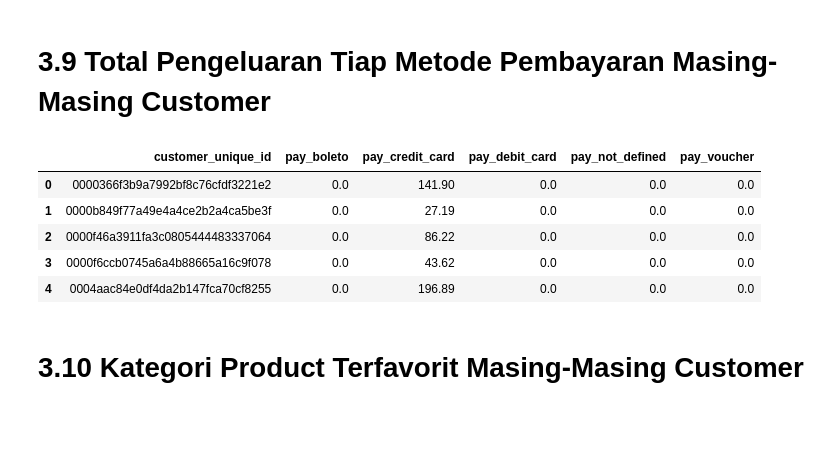
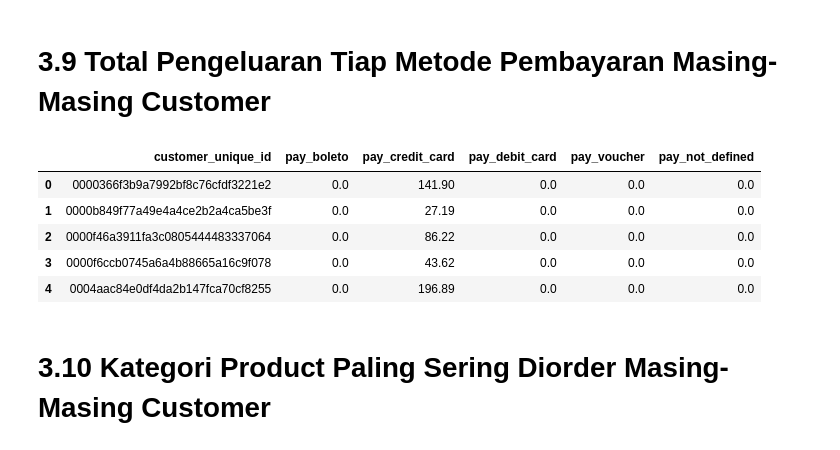
Before and after one commit to latifaahu/kaggle-brazilian, a Jupyter notebook: 03-latifah-hukma-shobiyya.ipynb, the cells around one changed output. Saved outputs shown, nothing was run; the diff lists cells and outputs as text; code cells hidden in the pictures; blank space fills up the shorter version.

```diff
--- a/03-latifah-hukma-shobiyya.ipynb
+++ b/03-latifah-hukma-shobiyya.ipynb
@@ -880,38 +909,39 @@ payment_orders = cek_payments.groupby(['order_id','payment_type']).sum().reset_i
 
 # buat feature baru
 payment_orders = payment_orders.pivot_table('payment_value', ['order_id'], 'payment_type')
 
 # handling NaN
 payment_orders = payment_orders.fillna(0)
 
 # showing dataframe
 payment_orders = payment_orders.rename_axis(None, axis=1).reset_index()
 # payment_orders.sort_values(by='night', ascending=False).head()
 
 # rename columns
 payment_orders = payment_orders.rename({
     'boleto' : 'pay_boleto',
     'credit_card' : 'pay_credit_card',
     'debit_card' : 'pay_debit_card',
     'not_defined' : 'pay_not_defined',
     'voucher' : 'pay_voucher'
 }, axis='columns')
 
 # merge jumlah pengeluaran masing2 order dengan orders
 payment_orders_val = payment_orders.merge(orders, on='order_id')
 payment_orders_val = payment_orders_val.iloc[:,:7]
 
 # merge dengan customer untuk mengetahui jumlah pengeluaran masing2 order tiap customer
 cust_payment_orders = payment_orders_val.merge(cust, on='customer_id')
 cust_payment_orders = cust_payment_orders.iloc[:,:8]
 cust_payment_orders_val = cust_payment_orders.groupby('customer_unique_id').sum().reset_index()
+cust_payment_orders_val = cust_payment_orders_val[['customer_unique_id', 'pay_boleto', 'pay_credit_card', 'pay_debit_card','pay_voucher','pay_not_defined']]
 cust_payment_orders_val.head()
 # %% [output]
-|  | customer_unique_id | pay_boleto | pay_credit_card | pay_debit_card | pay_not_defined | pay_voucher |
+|  | customer_unique_id | pay_boleto | pay_credit_card | pay_debit_card | pay_voucher | pay_not_defined |
 | 0 | 0000366f3b9a7992bf8c76cfdf3221e2 | 0.0 | 141.90 | 0.0 | 0.0 | 0.0 |
 | 1 | 0000b849f77a49e4a4ce2b2a4ca5be3f | 0.0 | 27.19 | 0.0 | 0.0 | 0.0 |
 | 2 | 0000f46a3911fa3c0805444483337064 | 0.0 | 86.22 | 0.0 | 0.0 | 0.0 |
 | 3 | 0000f6ccb0745a6a4b88665a16c9f078 | 0.0 | 43.62 | 0.0 | 0.0 | 0.0 |
 | 4 | 0004aac84e0df4da2b147fca70cf8255 | 0.0 | 196.89 | 0.0 | 0.0 | 0.0 |
 # %% [markdown]
-# 3.10 Kategori Product Terfavorit Masing-Masing Customer
+# 3.10 Kategori Product Paling Sering Diorder Masing-Masing Customer
```
Also changed, not shown: parts of 14 cells of this notebook.
